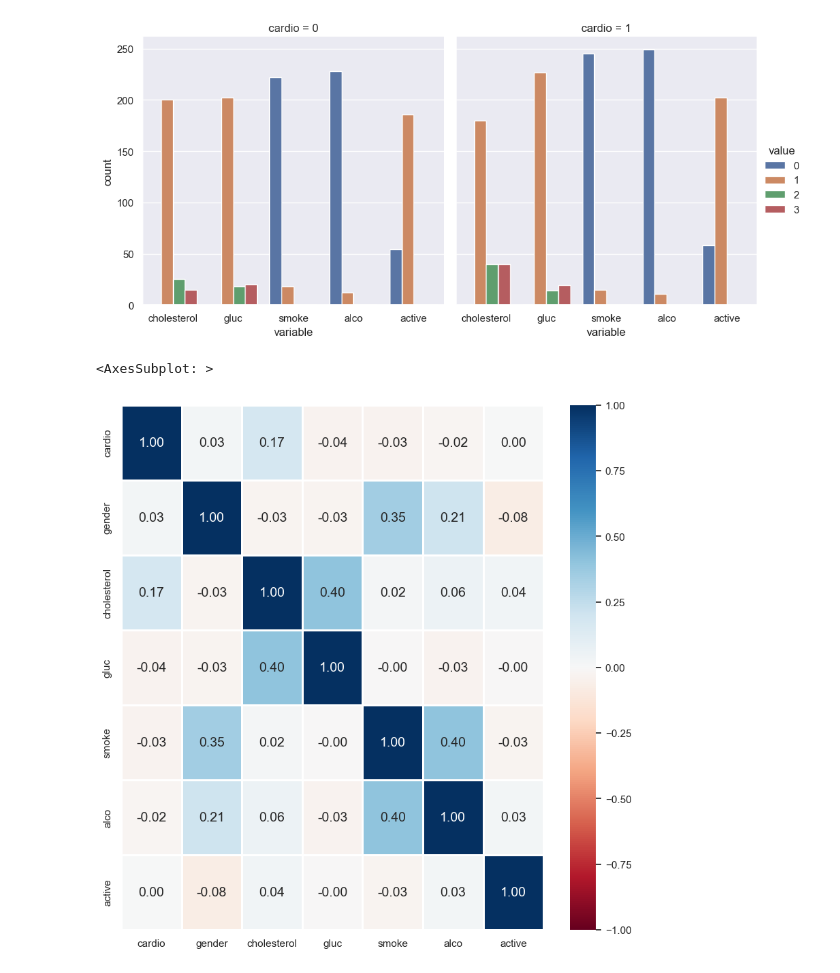
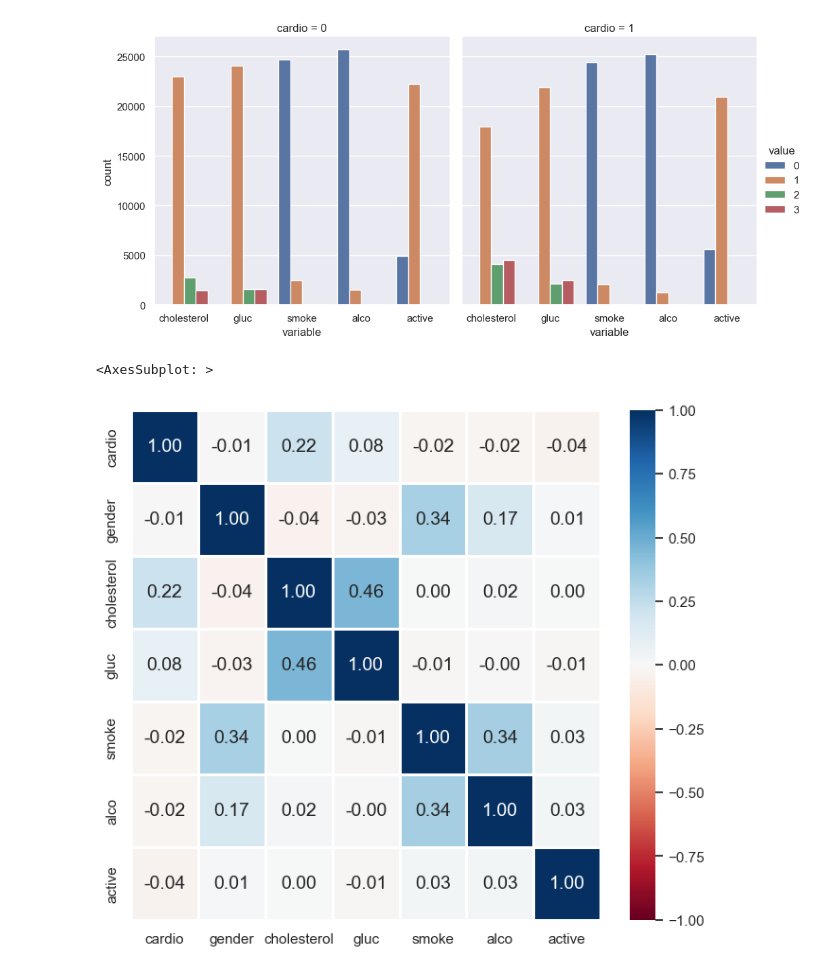
Before and after one commit to MarkIT2020/Group-Project, a Jupyter notebook: 3. Categorical analysis.ipynb, the cells around one changed output. Drawn from its saved outputs; the diff is of its cells as text; code cells hidden in the pictures.

```diff
--- a/3. Categorical analysis.ipynb
+++ b/3. Categorical analysis.ipynb
@@ -4,8 +4,8 @@ import pandas as pd
 import seaborn as sb
 import matplotlib.pyplot as plt
 sb.set()
-cardioData = pd.read_csv('test.csv').drop('age', axis=1)
-#cardioData = pd.read_csv('cardio.csv').drop('id', axis=1)
+#cardioData = pd.read_csv('test.csv').drop('age', axis=1)
+cardioData = pd.read_csv('cardio.csv').drop('age', axis=1)
 
 cardioData.head()
 # %% [output]
@@ -30,15 +30,15 @@ sb.countplot(x="variable", hue="value", data=pd.melt(cardioCatData))
 df_long = pd.melt(cardioData, id_vars=['cardio'], value_vars=['cholesterol','gluc', 'smoke', 'alco', 'active'])
 sb.catplot(x="variable", hue="value", col="cardio", data=df_long, kind="count");
 # %% [output]
-[figure, old version]
+[figure, new version]
 # %%
 catData = pd.DataFrame(cardioData[['cardio','gender','cholesterol','gluc', 'smoke', 'alco', 'active']])
-f, axes = plt.subplots(1, 1, figsize=(10, 10))
+f, axes = plt.subplots(1, 1, figsize=(8, 7))
 sb.heatmap(catData.corr(), vmin = -1, vmax = 1,  linewidths = 1,
            annot = True, fmt = ".2f", annot_kws = {"size": 14}, cmap = "RdBu")
 # %% [output]
 <AxesSubplot: >
-[figure, old version]
+[figure, new version]
 # %%
 catData = pd.DataFrame(cardioData[['cardio','gender','cholesterol','gluc', 'smoke', 'alco', 'active']])
 
```
Also changed, not shown: parts of 4 cells of this notebook, 6 other files.
